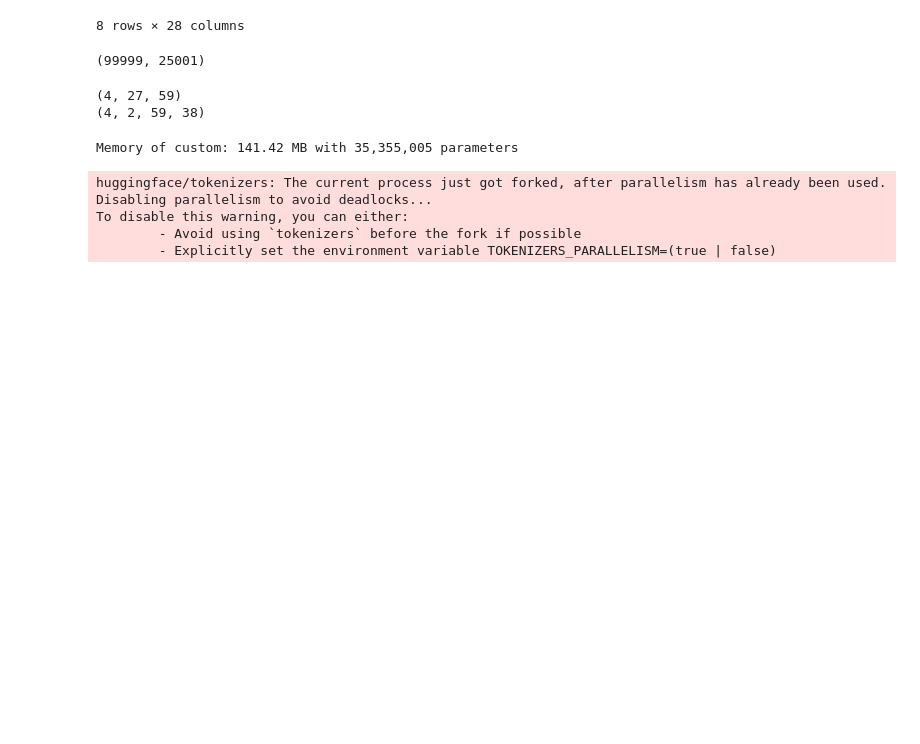
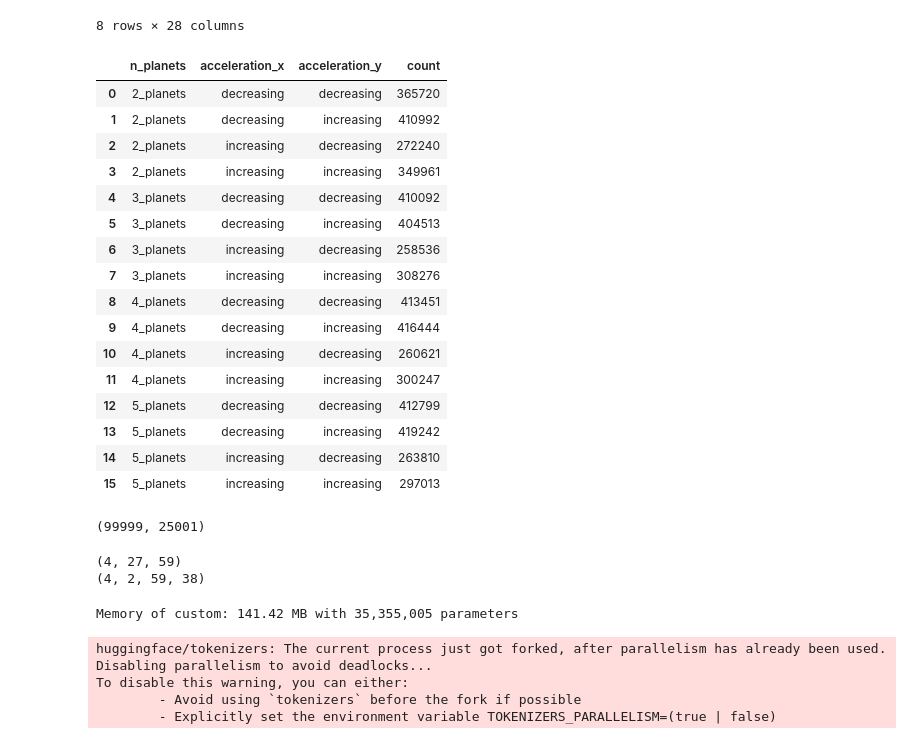
Before and after one commit to IndustryTransformer/Hephaestus, a Jupyter notebook: Plannets.ipynb, the cells around one changed output. Saved outputs shown, nothing was run; the diff lists cells and outputs as text; code cells hidden in the pictures; blank space fills up the shorter version.

```diff
--- a/Plannets.ipynb
+++ b/Plannets.ipynb
@@ -109,14 +102,17 @@ mass_cols = [col for col in df.columns if mass_regex.match(col)]
 df["total_mass"] = df[mass_cols].sum(axis=1)
 
 # Introduce categorical columns for the number of planets choose non null columns with mass
-df["n_planets"] = df[mass_cols].notnull().sum(axis=1).astype("category")
+df["n_planets"] = df[mass_cols].notnull().sum(axis=1).astype("object")
+df["n_planets"] = df["n_planets"].apply(lambda x: f"{x}_planets")
 # Create category acceleration if the sum of plane/d_[x,y, z] is greater than 0
 df["acceleration_x"] = df[
     [col for col in df.columns if "planet" in col and "_x" in col]
 ].sum(axis=1)
 # Set acceleration_x to "increasing" if greater than 0 else "decreasing"
-df["acceleration_x"] = df["acceleration_x"].apply(
-    lambda x: "increasing" if x > 0 else "decreasing"
+df["acceleration_x"] = (
+    df["acceleration_x"]
+    .apply(lambda x: "increasing" if x > 0 else "decreasing")
+    .astype("object")
 )
 df["acceleration_y"] = df[
     [col for col in df.columns if "planet" in col and "_y" in col]
@@ -138,6 +134,28 @@ df.describe()
 | 75% | 9.372800e+04 | 1.440000e+01 | 8.583344e-01 | 9.784987e-01 | 8.581045e-01 | 9.783998e-01 | 8.762358e-01 | 9.912902e-01 | 4.005747e+00 | ... |
 | max | 1.249990e+05 | 2.400000e+01 | 2.996370e+00 | 2.999014e+00 | 2.993319e+00 | 2.999536e+00 | 2.990464e+00 | 2.998478e+00 | 4.999994e+00 | ... |
 8 rows × 28 columns
+# %%
+df.select_dtypes(include="object").groupby(
+    df.select_dtypes(include="object").columns.tolist()
+).size().reset_index(name="count")
+# %% [output]
+|  | n_planets | acceleration_x | acceleration_y | count |
+| 0 | 2_planets | decreasing | decreasing | 365720 |
+| 1 | 2_planets | decreasing | increasing | 410992 |
+| 2 | 2_planets | increasing | decreasing | 272240 |
+| 3 | 2_planets | increasing | increasing | 349961 |
+| 4 | 3_planets | decreasing | decreasing | 410092 |
+| 5 | 3_planets | decreasing | increasing | 404513 |
+| 6 | 3_planets | increasing | decreasing | 258536 |
+| 7 | 3_planets | increasing | increasing | 308276 |
+| 8 | 4_planets | decreasing | decreasing | 413451 |
+| 9 | 4_planets | decreasing | increasing | 416444 |
+| 10 | 4_planets | increasing | decreasing | 260621 |
+| 11 | 4_planets | increasing | increasing | 300247 |
+| 12 | 5_planets | decreasing | decreasing | 412799 |
+| 13 | 5_planets | decreasing | increasing | 419242 |
+| 14 | 5_planets | increasing | decreasing | 263810 |
+| 15 | 5_planets | increasing | increasing | 297013 |
 # %%
 # Get train test split at 80/20
 time_series_config = hp.TimeSeriesConfig.generate(df=df)
```
Also changed, not shown: parts of 8 cells of this notebook, 1 other file.
